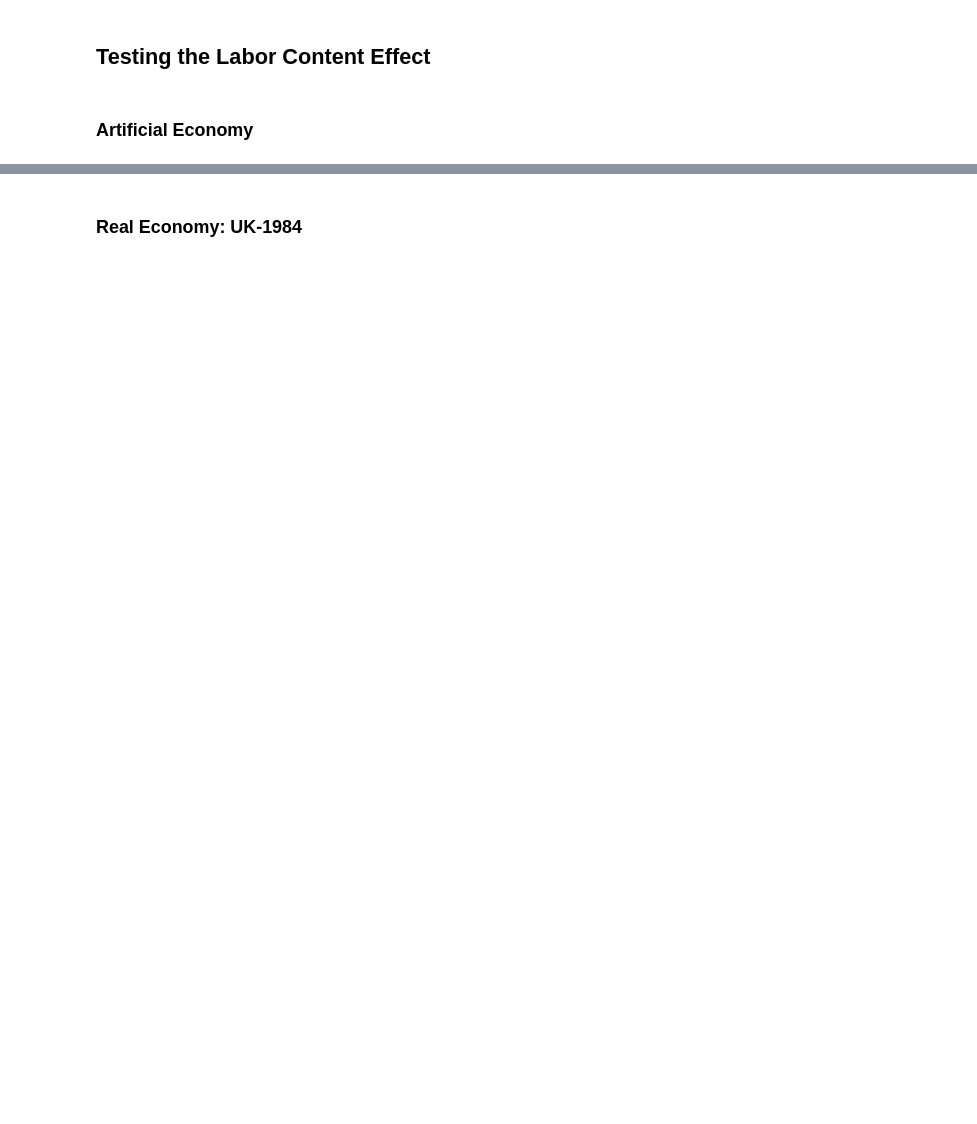
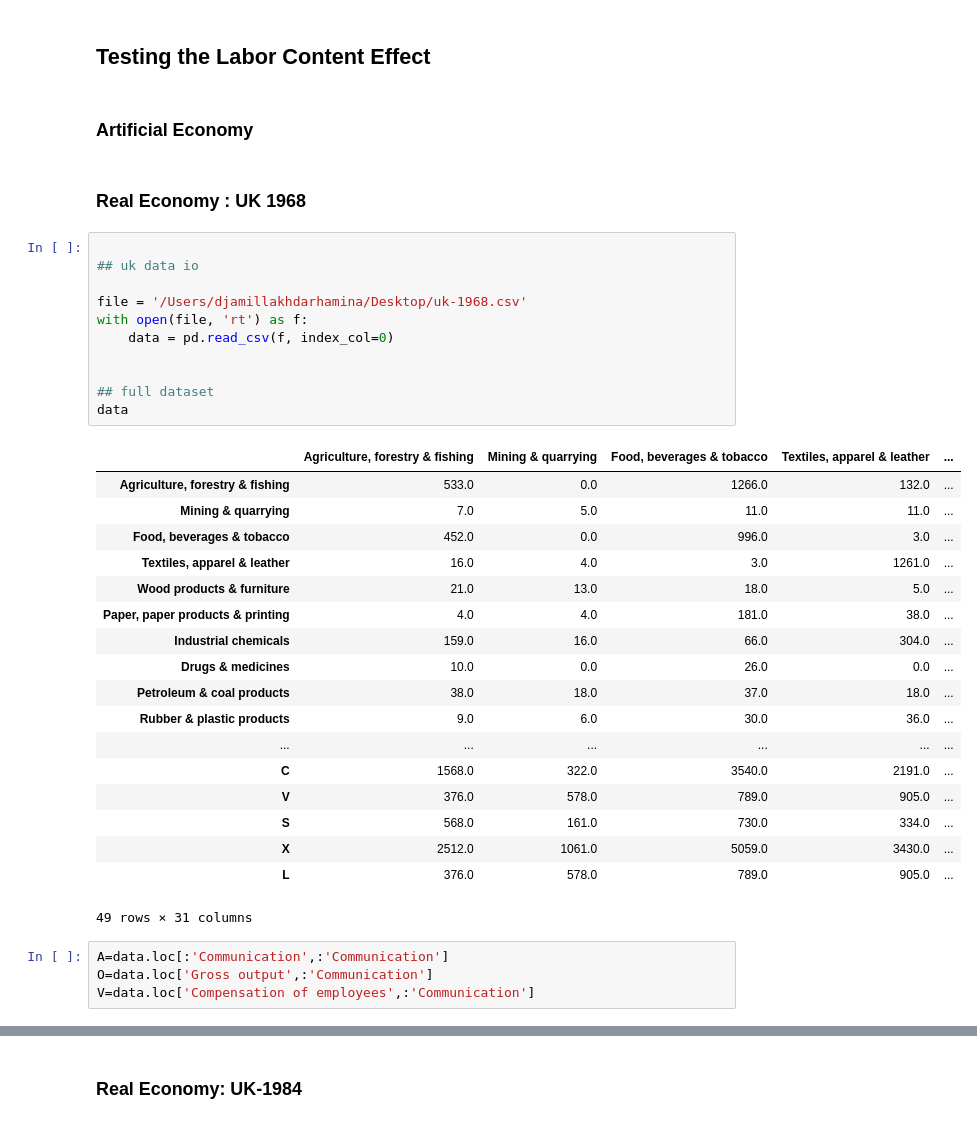
Before and after one commit to Djamil17/iotables, a Jupyter notebook: python/iterative_labor_calculation.ipynb, the cells around one changed output, grey strips where cells are left out. Cells and saved outputs as stored; diff of their text form; blank space fills up the shorter version.

```diff
--- a/python/iterative_labor_calculation.ipynb
+++ b/python/iterative_labor_calculation.ipynb
@@ -94,3 +135,39 @@ def random_labor_calculation(A,O,V,n_iterations):
 ## Testing the Labor Content Effect
 # %% [markdown]
 ### Artificial Economy
+# %% [markdown]
+### Real Economy : UK 1968
+# %%
+
+## uk data io
+
+file = '/Users/djamillakhdarhamina/Desktop/uk-1968.csv'
+with open(file, 'rt') as f:
+    data = pd.read_csv(f, index_col=0)
+
+
+## full dataset
+data
+# %% [output]
+|  | Agriculture, forestry & fishing | Mining & quarrying | Food, beverages & tobacco | Textiles, apparel & leather | ... |
+| Agriculture, forestry & fishing | 533.0 | 0.0 | 1266.0 | 132.0 | ... |
+| Mining & quarrying | 7.0 | 5.0 | 11.0 | 11.0 | ... |
+| Food, beverages & tobacco | 452.0 | 0.0 | 996.0 | 3.0 | ... |
+| Textiles, apparel & leather | 16.0 | 4.0 | 3.0 | 1261.0 | ... |
+| Wood products & furniture | 21.0 | 13.0 | 18.0 | 5.0 | ... |
+| Paper, paper products & printing | 4.0 | 4.0 | 181.0 | 38.0 | ... |
+| Industrial chemicals | 159.0 | 16.0 | 66.0 | 304.0 | ... |
+| Drugs & medicines | 10.0 | 0.0 | 26.0 | 0.0 | ... |
+| Petroleum & coal products | 38.0 | 18.0 | 37.0 | 18.0 | ... |
+| Rubber & plastic products | 9.0 | 6.0 | 30.0 | 36.0 | ... |
+| ... | ... | ... | ... | ... | ... |
+| C | 1568.0 | 322.0 | 3540.0 | 2191.0 | ... |
+| V | 376.0 | 578.0 | 789.0 | 905.0 | ... |
+| S | 568.0 | 161.0 | 730.0 | 334.0 | ... |
+| X | 2512.0 | 1061.0 | 5059.0 | 3430.0 | ... |
+| L | 376.0 | 578.0 | 789.0 | 905.0 | ... |
+49 rows × 31 columns
+# %%
+A=data.loc[:'Communication',:'Communication']
+O=data.loc['Gross output',:'Communication']
+V=data.loc['Compensation of employees',:'Communication']
```
Also changed, not shown: parts of 59 cells of this notebook, 3 other files.
